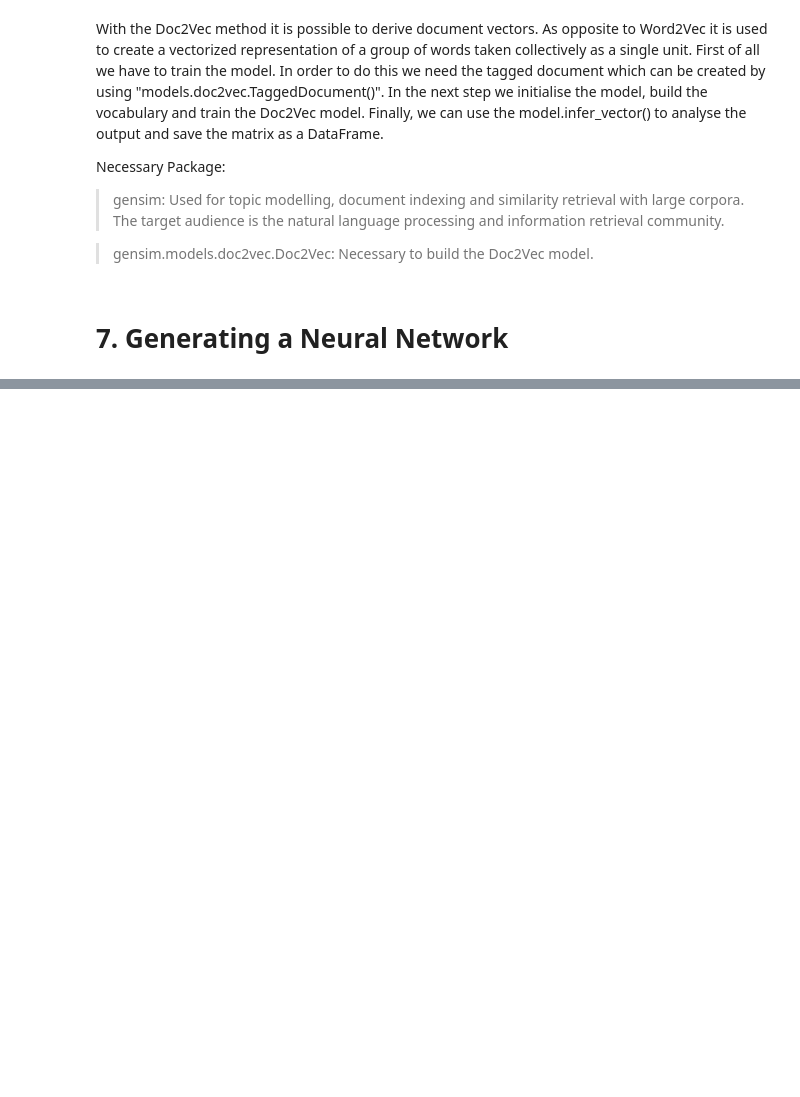
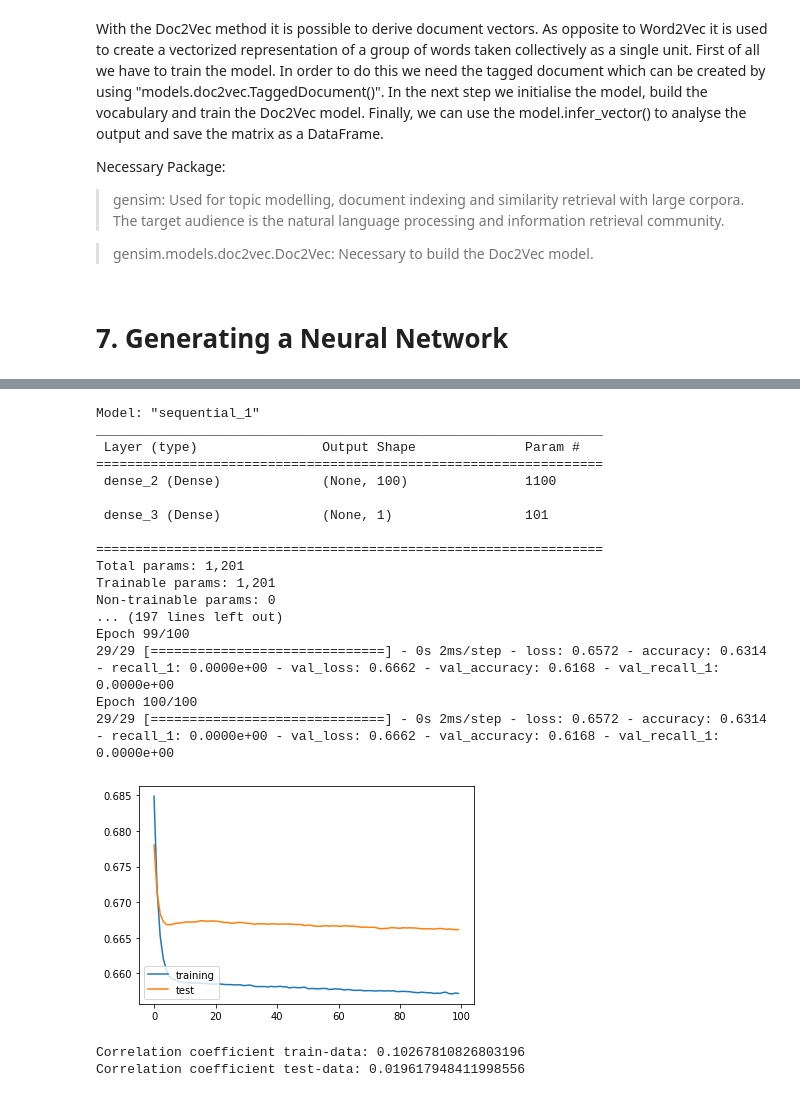
Before and after one commit to flxmlr/DLTA_Assignment2, a Jupyter notebook: Assignment_2_Text_Analytics_Team1.ipynb, the cells around one changed output, grey strips where cells are left out. Cells and saved outputs as stored; diff of their text form; code cells hidden in the pictures; blank space fills up the shorter version.

```diff
--- a/Assignment_2_Text_Analytics_Team1.ipynb
+++ b/Assignment_2_Text_Analytics_Team1.ipynb
@@ -468,3 +617,24 @@ nn_tfidf = build_nn(train_tfidf_matrix, train_y, test_tfidf_matrix, test_y)
 # %%
-nn_lsa = build_nn(train_lsa_matrix, train_y, test_lsa_matrix, test_y)
+nn_lsa = build_nn(train_lsa_matrix, data_train['LabelNumber'], test_lsa_matrix, data_test['LabelNumber'])
+# %% [output]
+Model: "sequential_1"
+_________________________________________________________________
+ Layer (type)                Output Shape              Param #
+=================================================================
+ dense_2 (Dense)             (None, 100)               1100
+
+ dense_3 (Dense)             (None, 1)                 101
+
+=================================================================
+Total params: 1,201
+Trainable params: 1,201
+Non-trainable params: 0
+... (197 lines left out)
+Epoch 99/100
+29/29 [==============================] - 0s 2ms/step - loss: 0.6572 - accuracy: 0.6314 - recall_1: 0.0000e+00 - val_loss: 0.6662 - val_accuracy: 0.6168 - val_recall_1: 0.0000e+00
+Epoch 100/100
+29/29 [==============================] - 0s 2ms/step - loss: 0.6572 - accuracy: 0.6314 - recall_1: 0.0000e+00 - val_loss: 0.6662 - val_accuracy: 0.6168 - val_recall_1: 0.0000e+00
+[figure, added]
+Correlation coefficient train-data: 0.10267810826803196
+Correlation coefficient test-data: 0.019617948411998556
 # %%
```
Also changed, not shown: parts of 65 cells of this notebook.
